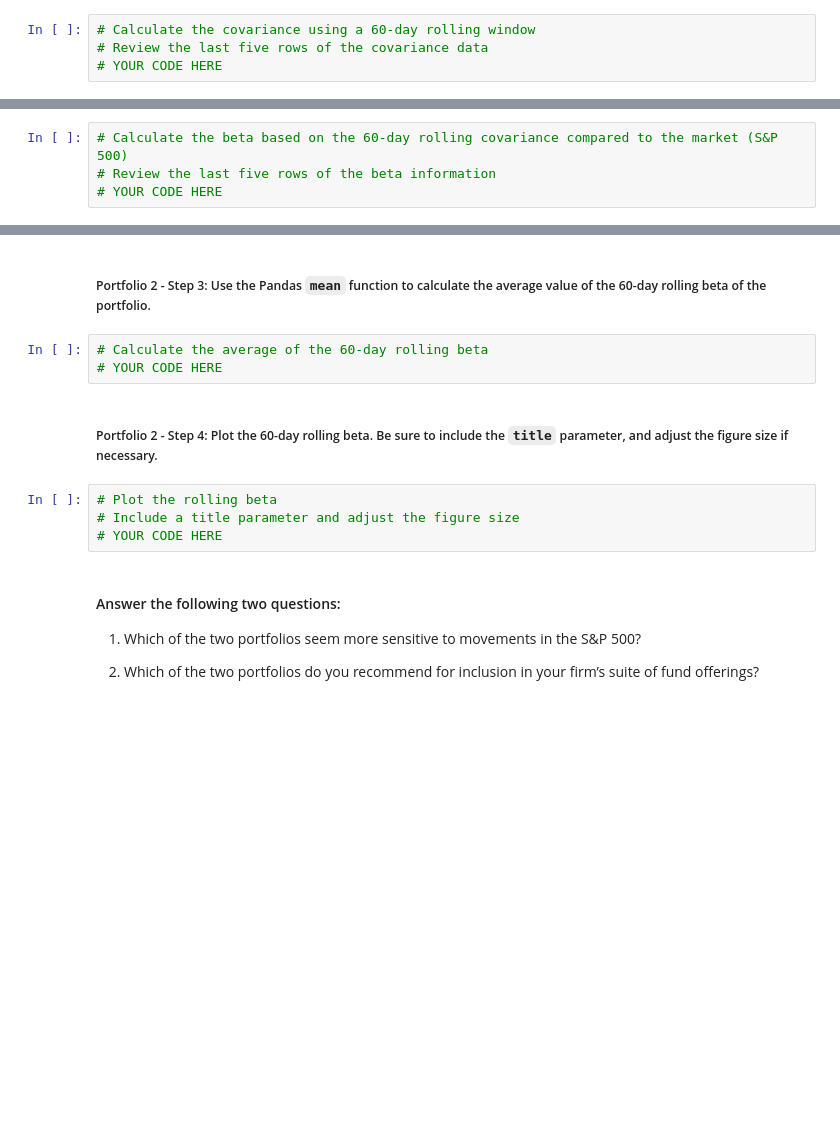
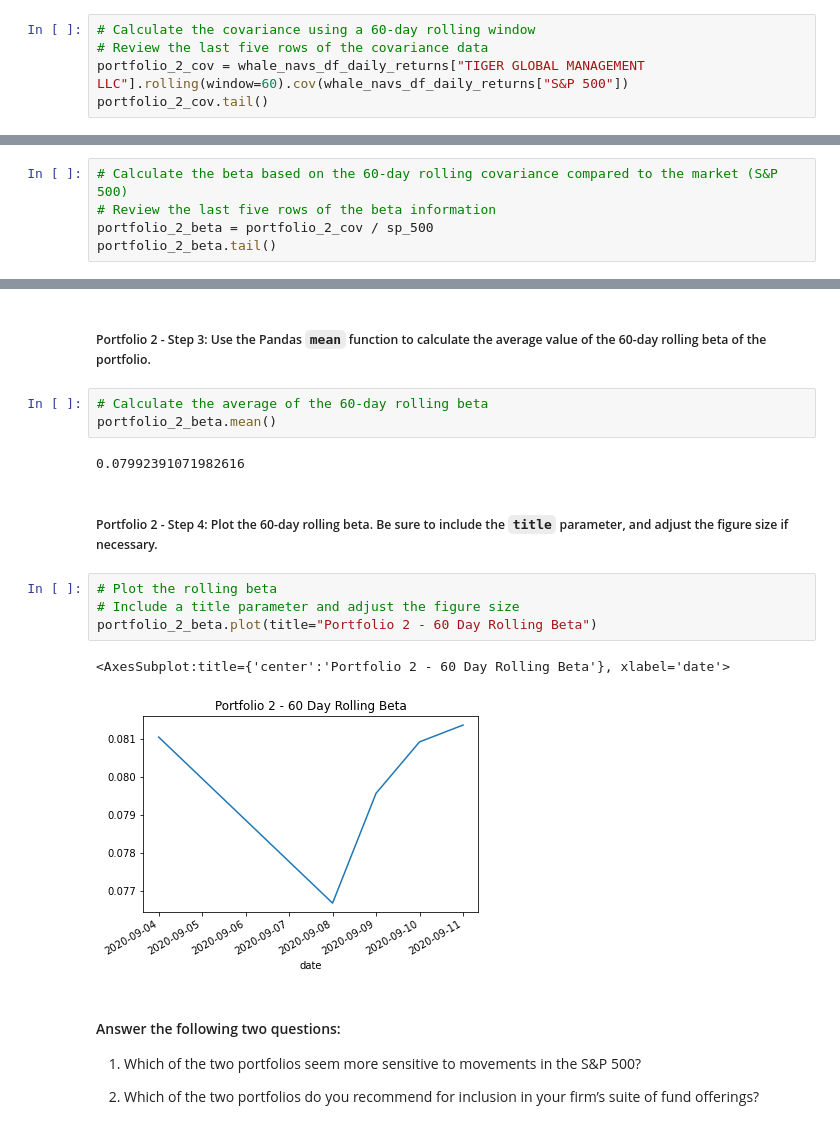
Before and after one commit to NomanZubairi/Pandas-Risk-Analysis, a Jupyter notebook: risk_return_analysis.ipynb, the cells around one changed output, grey strips where cells are left out. Saved outputs shown, nothing was run; the diff lists cells and outputs as text; blank space fills up the shorter version.

```diff
--- a/risk_return_analysis.ipynb
+++ b/risk_return_analysis.ipynb
@@ -394,4 +425,5 @@ Your analysis is nearing completion. Now, you need to evaluate how the portfolio
 # %%
 # Calculate the covariance using a 60-day rolling window
 # Review the last five rows of the covariance data
-# YOUR CODE HERE
+portfolio_2_cov = whale_navs_df_daily_returns["TIGER GLOBAL MANAGEMENT LLC"].rolling(window=60).cov(whale_navs_df_daily_returns["S&P 500"])
+portfolio_2_cov.tail()
@@ -400,4 +440,5 @@ Your analysis is nearing completion. Now, you need to evaluate how the portfolio
 # %%
 # Calculate the beta based on the 60-day rolling covariance compared to the market (S&P 500)
 # Review the last five rows of the beta information
-# YOUR CODE HERE
+portfolio_2_beta = portfolio_2_cov / sp_500
+portfolio_2_beta.tail()
@@ -405,13 +454,18 @@ Your analysis is nearing completion. Now, you need to evaluate how the portfolio
 ##### Portfolio 2 - Step 3: Use the Pandas `mean` function to calculate the average value of the 60-day rolling beta of the portfolio.
 # %%
 # Calculate the average of the 60-day rolling beta
-# YOUR CODE HERE
+portfolio_2_beta.mean()
+# %% [output]
+0.07992391071982616
 # %% [markdown]
 ##### Portfolio 2 - Step 4: Plot the 60-day rolling beta. Be sure to include the `title` parameter, and adjust the figure size if necessary.
 # %%
 # Plot the rolling beta
 # Include a title parameter and adjust the figure size
-# YOUR CODE HERE
+portfolio_2_beta.plot(title="Portfolio 2 - 60 Day Rolling Beta")
+# %% [output]
+<AxesSubplot:title={'center':'Portfolio 2 - 60 Day Rolling Beta'}, xlabel='date'>
+[figure, added]
 # %% [markdown]
 #### Answer the following two questions:
 
```
Also changed, not shown: parts of 8 cells of this notebook.
